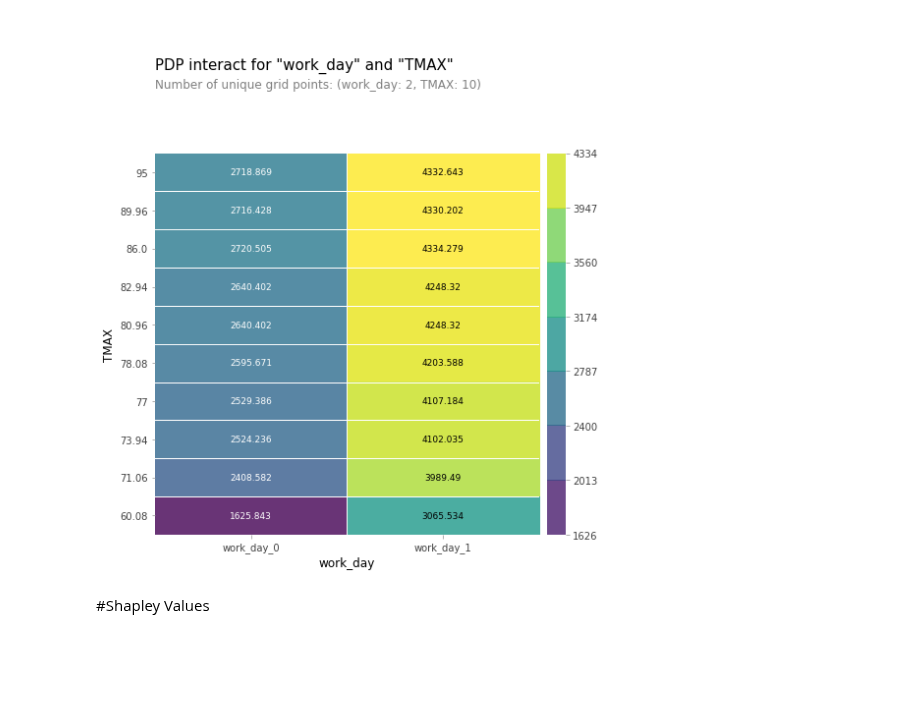
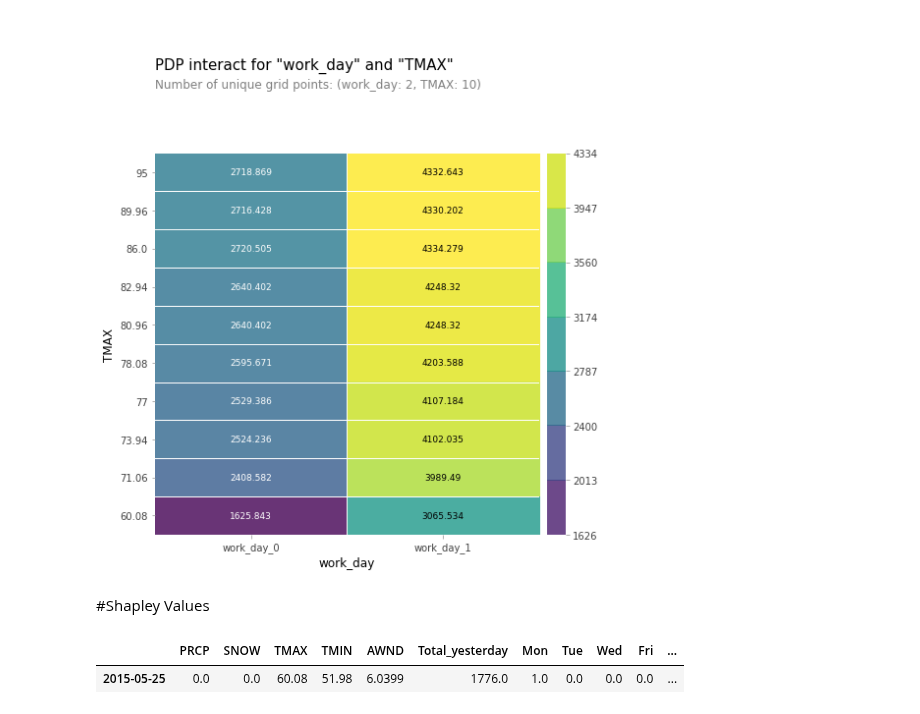
Before and after one commit to LambdaSchool/DS-Unit-2-Sprint-4-Practicing-Understanding, a Jupyter notebook: LS_DS_243_Model_Interpretation_Assignment.ipynb, the cells around one changed output. Drawn from its saved outputs; the diff is of its cells as text; code cells hidden in the pictures; blank space fills up the shorter version.

```diff
--- a/LS_DS_243_Model_Interpretation_Assignment.ipynb
+++ b/LS_DS_243_Model_Interpretation_Assignment.ipynb
@@ -252,3 +302,9 @@ test = X_train.loc['2013-11-25']
+# %%
+test = X_test[X_test.index == '2015-05-25']
+test
+# %% [output]
+|  | PRCP | SNOW | TMAX | TMIN | AWND | Total_yesterday | Mon | Tue | Wed | Fri | ... |
+| 2015-05-25 | 0.0 | 0.0 | 60.08 | 51.98 | 6.0399 | 1776.0 | 1.0 | 0.0 | 0.0 | 0.0 | ... |
 # %%
 import shap
 shap.initjs()
```
Also changed, not shown: parts of 9 cells of this notebook.
